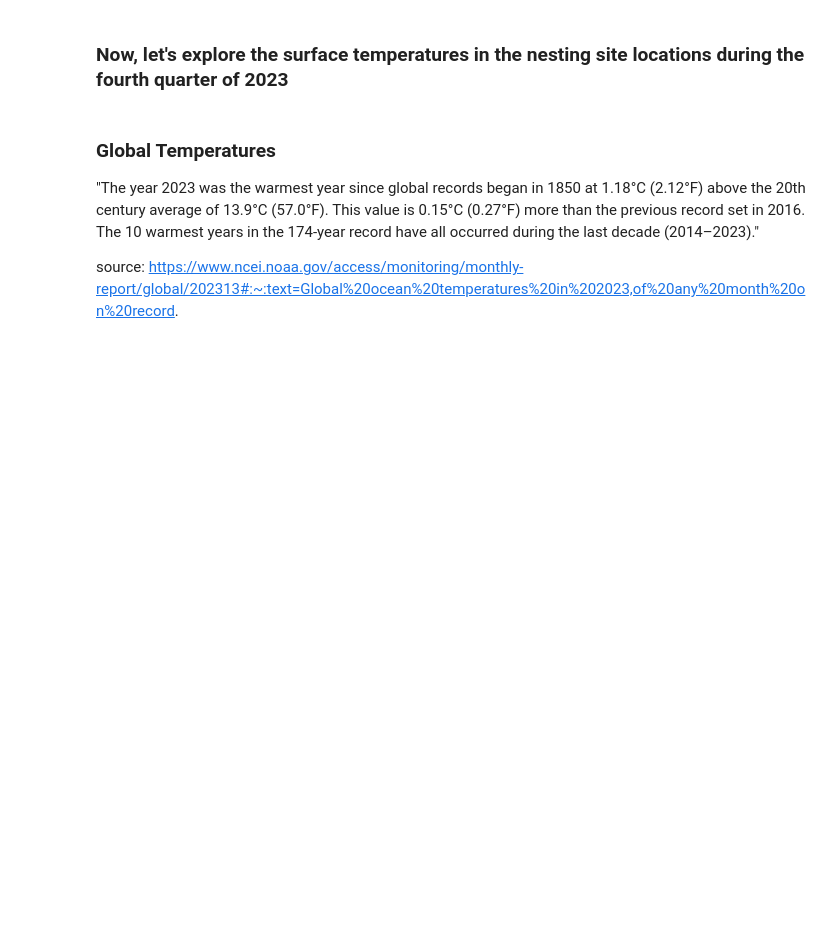
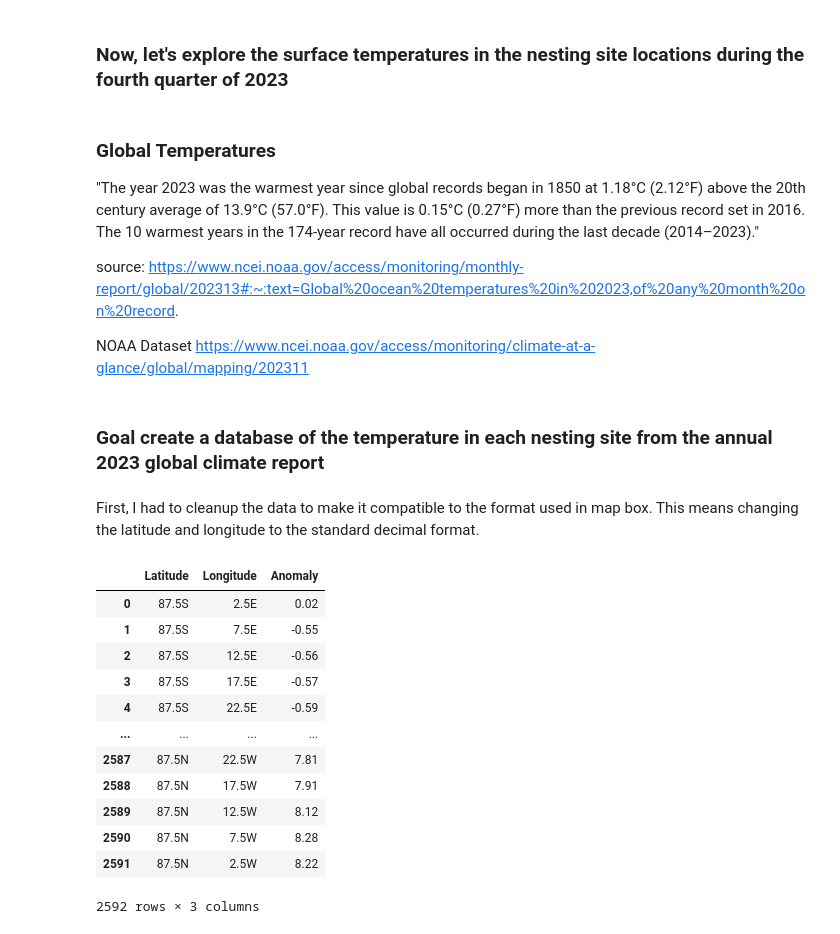
Before and after one commit to katrventura/climate-turtle-gender, a Jupyter notebook: sea-turtle-nesting.ipynb, the cells around one changed output. Drawn from its saved outputs; the diff is of its cells as text; code cells hidden in the pictures; blank space fills up the shorter version.

```diff
--- a/sea-turtle-nesting.ipynb
+++ b/sea-turtle-nesting.ipynb
@@ -166,3 +159,28 @@ alt.Chart(source).mark_rect().encode(
 "The year 2023 was the warmest year since global records began in 1850 at 1.18°C (2.12°F) above the 20th century average of 13.9°C (57.0°F). This value is 0.15°C (0.27°F) more than the previous record set in 2016. The 10 warmest years in the 174-year record have all occurred during the last decade (2014–2023)."
 
 source: https://www.ncei.noaa.gov/access/monitoring/monthly-report/global/202313#:~:text=Global%20ocean%20temperatures%20in%202023,of%20any%20month%20on%20record.
+
+
+NOAA Dataset
+https://www.ncei.noaa.gov/access/monitoring/climate-at-a-glance/global/mapping/202311
+# %% [markdown]
+### Goal create a database of the temperature in each nesting site from the annual 2023 global climate report
+# %% [markdown]
+First, I had to cleanup the data to make it compatible to the format used in map box. This means changing the latitude and longitude to the standard decimal format.
+# %%
+df = pd.read_csv('global-temp-dec-2023 - global-temp-dec-2023.csv')
+df
+# %% [output]
+|  | Latitude | Longitude | Anomaly |
+| 0 | 87.5S | 2.5E | 0.02 |
+| 1 | 87.5S | 7.5E | -0.55 |
+| 2 | 87.5S | 12.5E | -0.56 |
+| 3 | 87.5S | 17.5E | -0.57 |
+| 4 | 87.5S | 22.5E | -0.59 |
+| ... | ... | ... | ... |
+| 2587 | 87.5N | 22.5W | 7.81 |
+| 2588 | 87.5N | 17.5W | 7.91 |
+| 2589 | 87.5N | 12.5W | 8.12 |
+| 2590 | 87.5N | 7.5W | 8.28 |
+| 2591 | 87.5N | 2.5W | 8.22 |
+2592 rows × 3 columns
```
Also changed, not shown: parts of 8 cells of this notebook.
